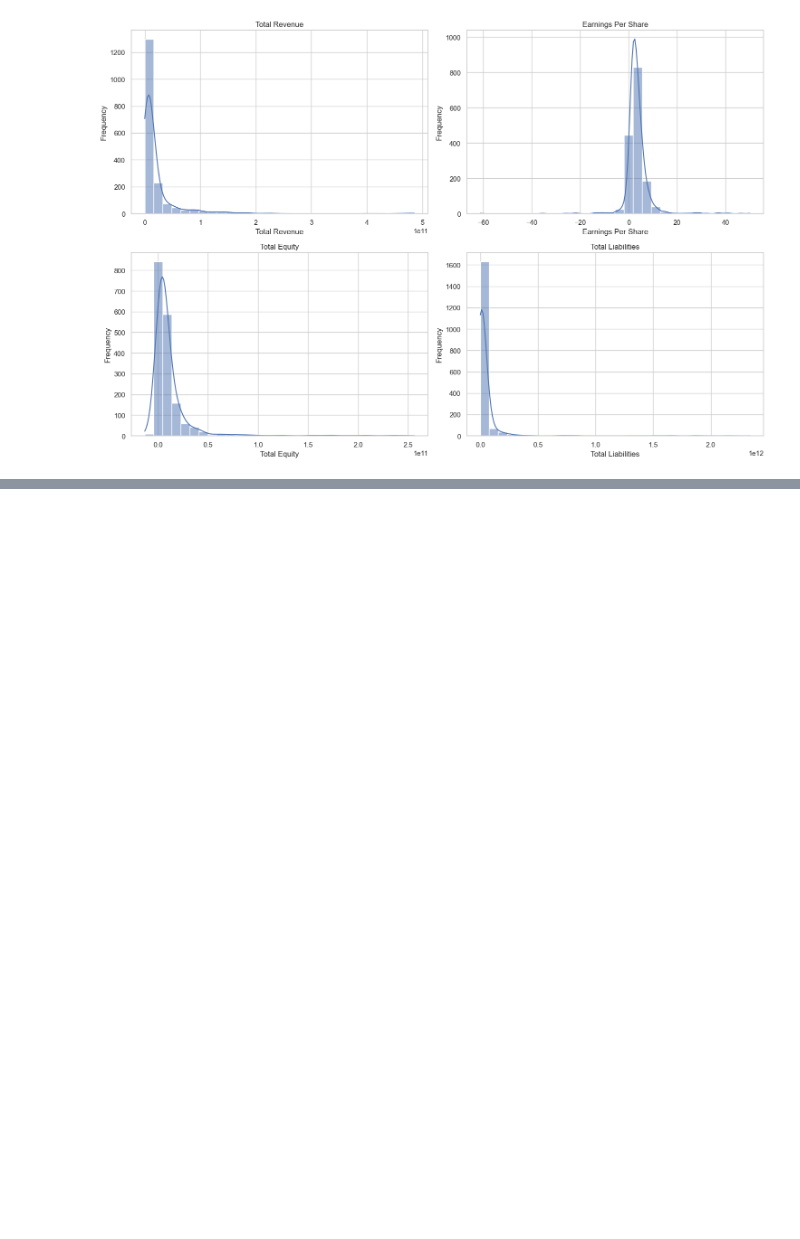
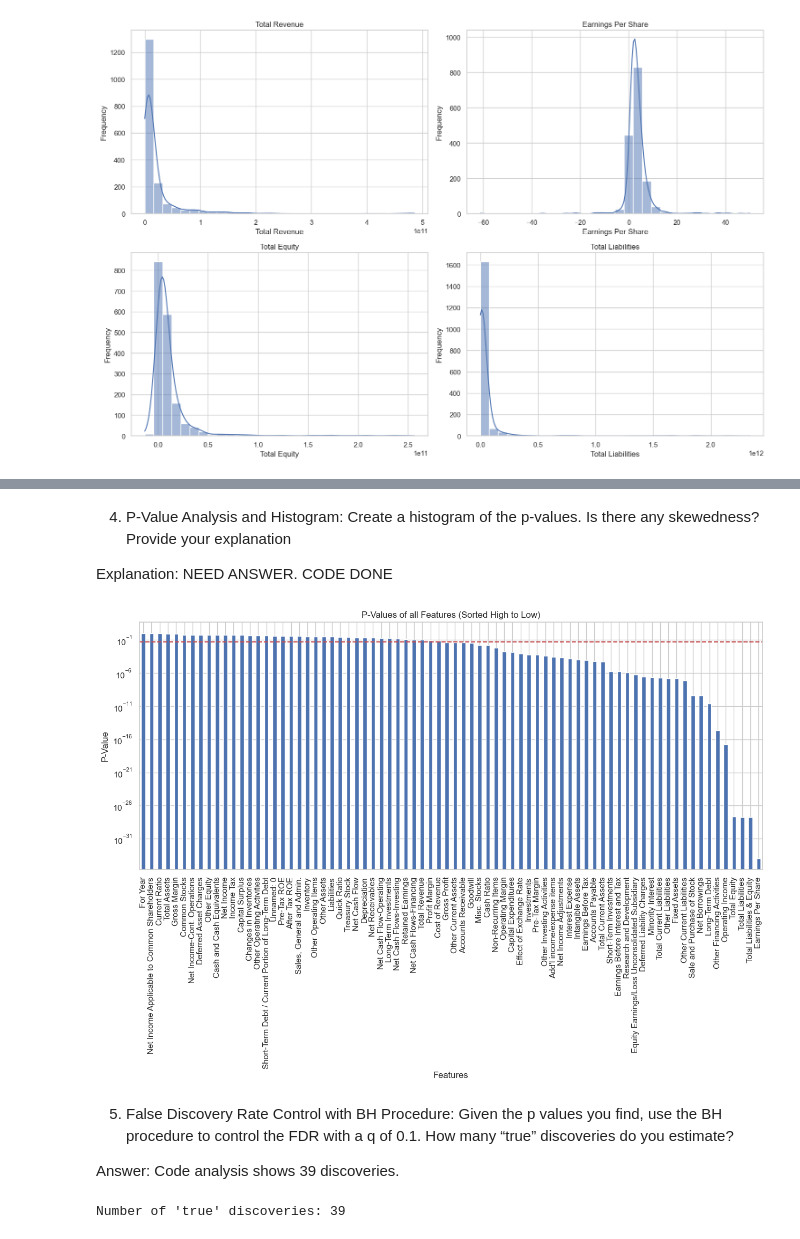
Before and after one commit to miniquinox/UC-Davis-HW, a Jupyter notebook: BAX 452 Machine Learning/HW1.ipynb, the cells around one changed output, grey strips where cells are left out. Drawn from its saved outputs; the diff is of its cells as text; code cells hidden in the pictures; blank space fills up the shorter version.

Commit message:
Done Monday night

```diff
--- a/BAX 452 Machine Learning/HW1.ipynb
+++ b/BAX 452 Machine Learning/HW1.ipynb
@@ -87,0 +103,66 @@ Coefficients: [ 1.41177282e-03  3.75310972e-02 -7.86554482e-04 -2.73562229e+07]
+# %% [markdown]
+4. P-Value Analysis and Histogram: Create a histogram of the p-values. Is there any skewedness? Provide your explanation
+
+Explanation: NEED ANSWER. CODE DONE
+# %%
+import statsmodels.api as sm
+import matplotlib.pyplot as plt
+import pandas as pd
+
+# Selecting all numerical features for the model, excluding the target variable
+features = file_df.select_dtypes(include=['float64', 'int64']).columns.drop('Estimated Shares Outstanding')
+
+# Preparing the data
+X = file_df[features].fillna(0)  # Handling missing values by filling them with 0
+y = file_df['Estimated Shares Outstanding'].dropna()
+
+# Aligning X and y to ensure they have the same length
+X = X.loc[y.index]
+
+# Adding a constant to the model (for the intercept)
+X_const = sm.add_constant(X)
+
+# Fitting the model
+model = sm.OLS(y, X_const).fit()
+
+# Extracting p-values
+p_values = model.pvalues
+
+# Sorting the p-values in descending order
+sorted_p_values = p_values.sort_values(ascending=False)
+
+# Plotting the sorted p-values
+plt.figure(figsize=(15, 6))
+sorted_p_values.drop('const').plot(kind='bar')
+plt.xlabel('Features')
+plt.ylabel('P-Value')
+plt.title('P-Values of all Features (Sorted High to Low)')
+plt.yscale('log')  # Log scale for better visualization
+plt.axhline(y=0.05, color='r', linestyle='--')  # Line for the 0.05 significance level
+plt.show()
+# %% [output]
+[figure, added]
+# %% [markdown]
+5. False Discovery Rate Control with BH Procedure: Given the p values you find, use the BH procedure to control the FDR with a q of 0.1. How many “true” discoveries do you estimate?
+
+Answer: Code analysis shows 39 discoveries.
+# %%
+import numpy as np
+
+def bh_procedure(p_values, q=0.1):
+    # Sorting p-values in ascending order
+    sorted_p_values = np.sort(p_values)
+    m = len(p_values)  # Total number of tests
+
+    # BH thresholds
+    thresholds = np.array([i/m*q for i in range(1, m+1)])
+
+    # Finding the largest p-value where p-value < threshold
+    true_discoveries = sorted_p_values[sorted_p_values < thresholds]
+    return len(true_discoveries)
+
+# Applying the BH procedure to your p-values
+num_true_discoveries = bh_procedure(p_values, q=0.1)
+print("Number of 'true' discoveries:", num_true_discoveries)
+# %% [output]
+Number of 'true' discoveries: 39
```
Also changed, not shown: parts of 17 cells of this notebook, 1 other file.
